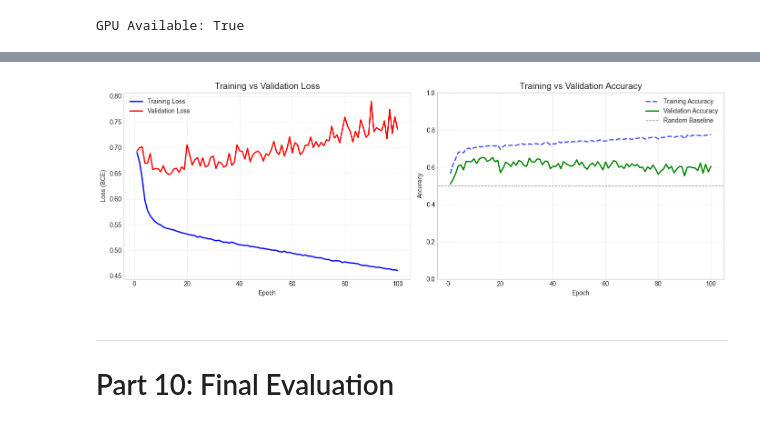
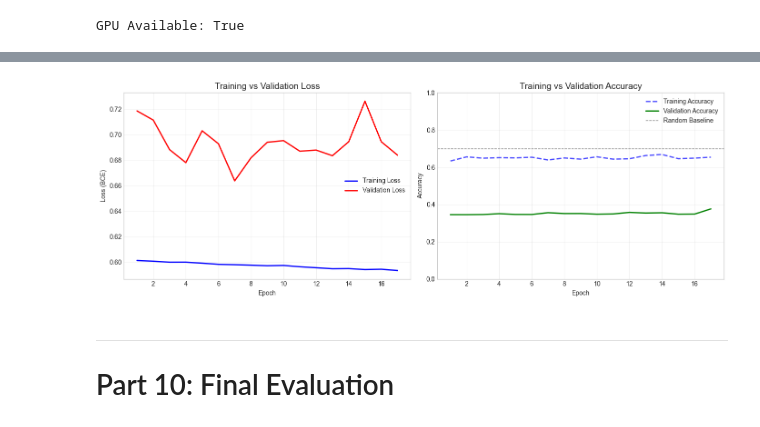
Before and after one commit to mahesa005/predictive-maintenance, a Jupyter notebook: notebooks/train_lstm_v01.ipynb, the cells around one changed output, grey strips where cells are left out. Drawn from its saved outputs; the diff is of its cells as text; code cells hidden in the pictures.

Commit message:
train_lstm_v1 (most optimized notebook so far)

```diff
--- a/notebooks/train_lstm_optimized.ipynb
+++ b/notebooks/train_lstm_v01.ipynb
@@ -572,15 +572,17 @@ print("   Will be used after train/test split to avoid data leakage")
 ---
 # Part 5: Train/Validation Split (Before SMOTE)
 # %%
-VAL_SPLIT = 0.2
+VAL_SPLIT = 0.3
 RANDOM_STATE = 42
 
-X_train, X_val, y_train, y_val = train_test_split(
-    X_scaled, y,
-    test_size=VAL_SPLIT,
-    random_state=RANDOM_STATE,
-    stratify=y
-)
+# 1. Tentukan titik potong (misal 80% train, 20% val)
+split_idx = int(len(X_scaled) * (1 - VAL_SPLIT))
+
+# 2. Potong tanpa diacak
+X_train = X_scaled[:split_idx]
+y_train = y[:split_idx]
+X_val = X_scaled[split_idx:]
+y_val = y[split_idx:]
 
 print(f"Train/Val Split ({int((1-VAL_SPLIT)*100)}/{int(VAL_SPLIT*100)}) - BEFORE SMOTE:")
 print(f"  Training:   {len(X_train):,} samples")
@@ -689,3 +672,6 @@ After SMOTE (Training Sequences):
+# %%
+# Create training data without SMOTE
+X_train_seq_resampled, y_train_resampled = X_train_seq, y_train_seq
 # %%
 # Visualize before vs after SMOTE (Training Sequences)
 fig, axes = plt.subplots(1, 2, figsize=(12, 4))
@@ -792,15 +778,19 @@ print(f"GPU Available: {GPU_AVAILABLE}")
 GPU Available: True
 # %%
 # Hyperparameters
-HIDDEN_SIZE = 32
-EPOCHS = 100
+HIDDEN_SIZE = 128
+EPOCHS = 150
 LEARNING_RATE = 0.001
-BATCH_SIZE = 128
+BATCH_SIZE = 256
+PATIENCE = 10
+LAMBDA_L2 = 0.0001
 
 print("Hyperparameters:")
 print(f"  Hidden Size:   {HIDDEN_SIZE}")
 print(f"  Epochs:        {EPOCHS}")
 print(f"  Learning Rate: {LEARNING_RATE}")
 print(f"  Batch Size:    {BATCH_SIZE}")
+print(f"  Patience:      {PATIENCE}")
+print(f"  Lambda L2:     {LAMBDA_L2}")
 # %% [output]
 Hyperparameters:
@@ -837,7 +829,9 @@ history = model.train(
     epochs=EPOCHS,
     batch_size=BATCH_SIZE,
     lr=LEARNING_RATE,
-    print_every=1
+    print_every=1,
+    patience=PATIENCE,
+    lambda_l2=LAMBDA_L2
 )
 # %% [output]
 Starting training...
@@ -862,33 +856,33 @@ Final - Train Loss: 0.4606 | Val Loss: 0.7356 | Val Acc: 0.6055
 # %%
 epochs_range = range(1, len(history['train_loss']) + 1)
 
 fig, axes = plt.subplots(1, 2, figsize=(14, 5))
 
 # Plot 1: Loss
 axes[0].plot(epochs_range, history['train_loss'], 'b-', label='Training Loss', linewidth=2)
 axes[0].plot(epochs_range, history['val_loss'], 'r-', label='Validation Loss', linewidth=2)
 axes[0].set_xlabel('Epoch')
 axes[0].set_ylabel('Loss (BCE)')
 axes[0].set_title('Training vs Validation Loss', fontsize=14)
 axes[0].legend()
 axes[0].grid(True, alpha=0.3)
 
 # Plot 2: Accuracy
 axes[1].plot(epochs_range, history['train_acc'], 'b--', label='Training Accuracy', linewidth=2, alpha=0.7)
 axes[1].plot(epochs_range, history['val_acc'], 'g-', label='Validation Accuracy', linewidth=2)
-axes[1].axhline(y=0.5, color='gray', linestyle='--', linewidth=1, label='Random Baseline')
+axes[1].axhline(y=0.7, color='gray', linestyle='--', linewidth=1, label='Random Baseline')
 axes[1].set_xlabel('Epoch')
 axes[1].set_ylabel('Accuracy')
 axes[1].set_title('Training vs Validation Accuracy', fontsize=14)
 axes[1].legend()
 axes[1].grid(True, alpha=0.3)
 axes[1].set_ylim([0, 1])
 
 plt.tight_layout()
 plt.savefig(os.path.join(DATA_DIR, 'training_history.png'), dpi=150)
 plt.show()
 # %% [output]
-[figure, old version]
+[figure, new version]
 # %% [markdown]
 ---
 # Part 10: Final Evaluation
```
Also changed, not shown: parts of 18 cells of this notebook, 3 other files.
